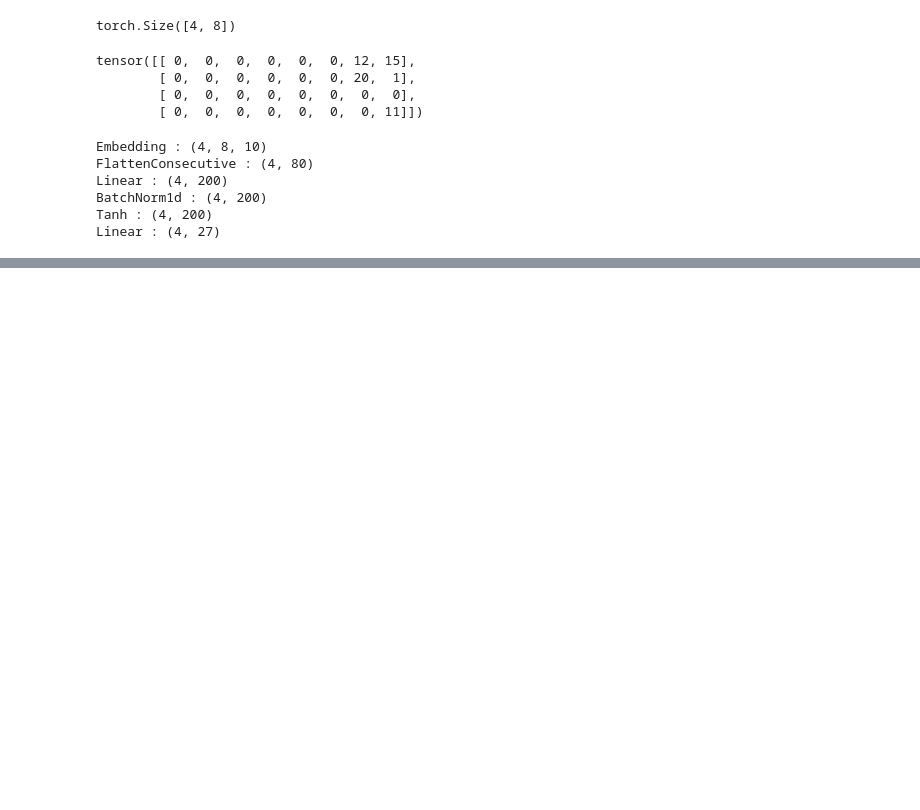
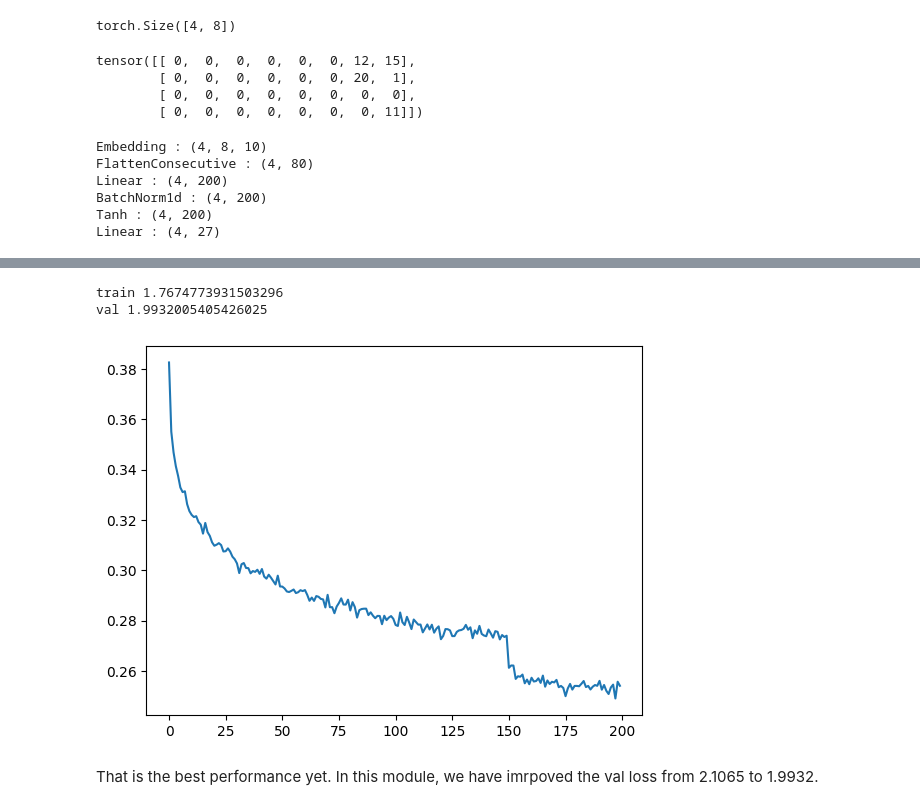
Before and after one commit to Sidharth6Shah/Neural-Networks-Technical, a Jupyter notebook: wavenet_makemore.ipynb, the cells around one changed output, grey strips where cells are left out. Cells and saved outputs as stored; diff of their text form; code cells hidden in the pictures; blank space fills up the shorter version.

```diff
--- a/wavenet_makemore.ipynb
+++ b/wavenet_makemore.ipynb
@@ -715,0 +1086,15 @@ Linear : (4, 27)
+# %%
+# evaluate the loss
+@torch.no_grad() # this decorator disables gradient tracking inside pytorch
+def split_loss(split):
+    x,y = {
+        'train': (Xtr, Ytr),
+        'val': (Xdev, Ydev),
+        'test': (Xte, Yte),
+    }[split]
+    logits = model(x)
+    loss = F.cross_entropy(logits, y)
+    print(split, loss.item())
+
+split_loss('train')
+split_loss('val')
@@ -715,0 +1181,26 @@ Linear : (4, 27)
+# %%
+# Rearranging the loss into 200 rows of 1000 entries, and plotting the mean of each row.
+torch.tensor(lossi).view(-1, 1000).mean(1)
+plt.plot(torch.tensor(lossi).view(-1, 1000).mean(1))
+
+
+# evaluate the loss
+@torch.no_grad() # this decorator disables gradient tracking inside pytorch
+def split_loss(split):
+    x,y = {
+        'train': (Xtr, Ytr),
+        'val': (Xdev, Ydev),
+        'test': (Xte, Yte),
+    }[split]
+    logits = model(x)
+    loss = F.cross_entropy(logits, y)
+    print(split, loss.item())
+
+split_loss('train')
+split_loss('val')
+# %% [output]
+train 1.7674773931503296
+val 1.9932005405426025
+[figure, added]
+# %% [markdown]
+That is the best performance yet. In this module, we have imrpoved the val loss from 2.1065 to 1.9932.
```
Also changed, not shown: parts of 15 cells of this notebook.
